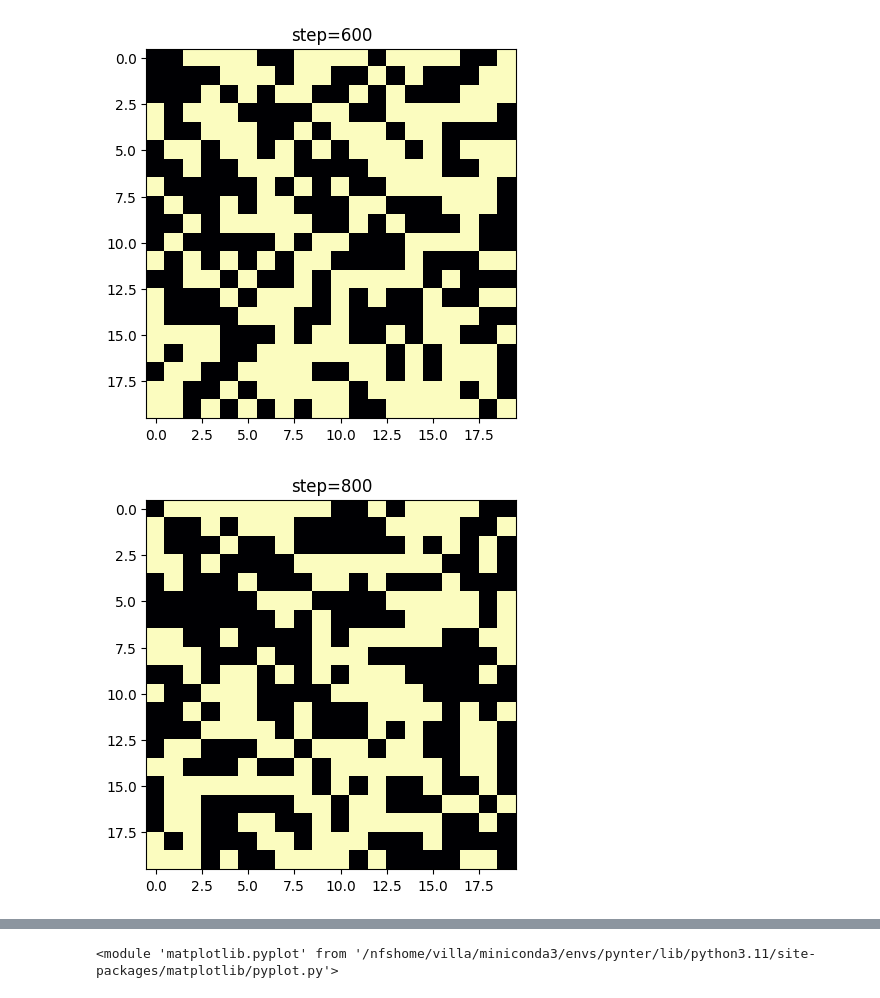
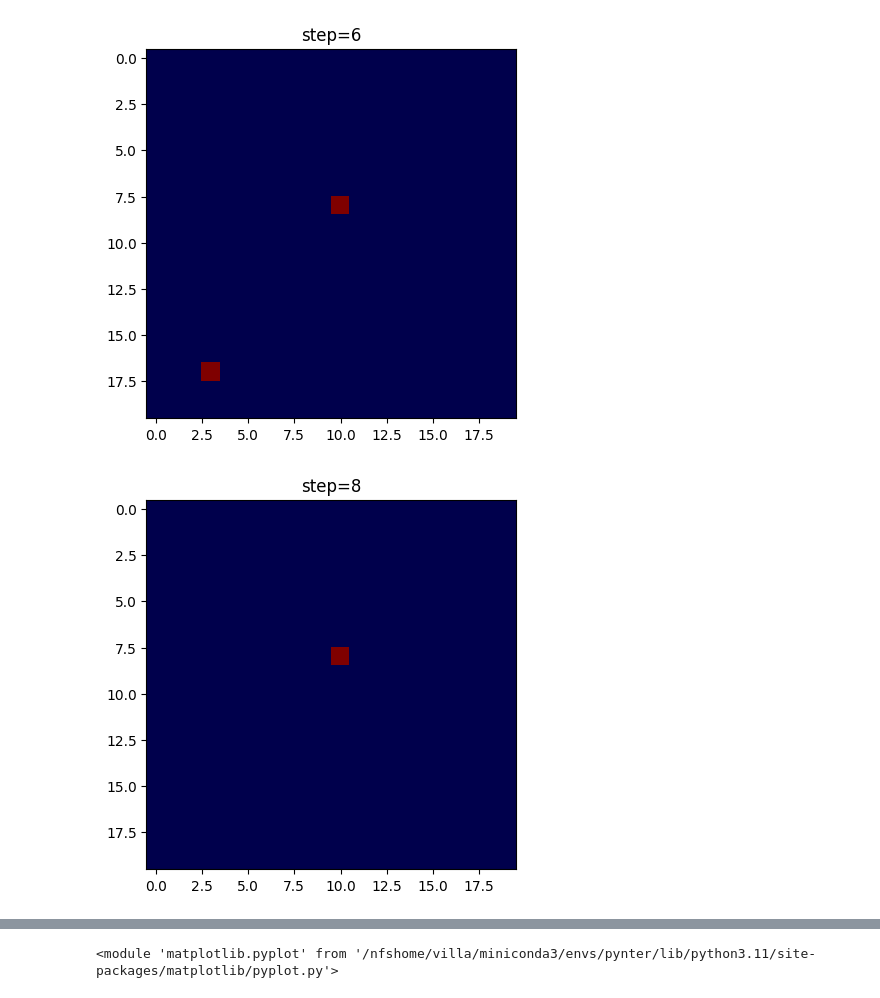
Before and after one commit to pyracetamol/tmms_2025, a Jupyter notebook: monte-carlo.ipynb, the cells around one changed output, grey strips where cells are left out. Saved outputs shown, nothing was run; the diff lists cells and outputs as text; code cells hidden in the pictures.

Commit message:
fix neighbors and colormap

```diff
--- a/monte-carlo.ipynb
+++ b/monte-carlo.ipynb
@@ -4,7 +4,7 @@ import matplotlib.pyplot as plt
 
 k_B = 8.617333262*1e-05  # Boltzmann constant in eV/K
 
-class IsingModel:
+class IsingModel2D:
 
     def __init__(self, lattice_length, J=1, H=0):
         """
@@ -20,6 +20,7 @@ class IsingModel:
         self.H = H
         self._initialize_lattice()
 
+
     @property
     def lattice(self):
         """
@@ -30,6 +31,7 @@ class IsingModel:
         """
         return self._lattice
 
+
     def _initialize_lattice(self):
         """
         Initialize an LxL lattice with random spins (+1 or -1).
@@ -37,11 +39,13 @@ class IsingModel:
         L = self.lattice_length
         self._lattice = np.random.choice([-1, 1], size=(L, L))
 
+
     def flip_site(self, i, j):
         """
         Flip the spin at site (i, j).
         """
         self._lattice[i, j] *= -1
+
 
     def get_site_energy(self, i, j):
         """
@@ -53,9 +57,11 @@ class IsingModel:
         lattice = self.lattice
         muB = 5.788 * 1e-05 # Bohr magneton in eV/T
         S = lattice[i, j]
+        L = self.lattice_length
         neighbors = lattice[(i+1)%L, j] + lattice[i, (j+1)%L] + lattice[(i-1)%L, j] + lattice[i, (j-1)%L]
         site_energy = -1 * self.J * S * neighbors - 1 * muB * self.H * S  # Spin coupling + external magnetic field
         return site_energy
+
 
     def get_delta_energy(self, i, j):
         """
@@ -66,6 +72,7 @@ class IsingModel:
         """
         site_energy = self.get_site_energy(i, j)
         return -2 * site_energy
+
 
     def get_total_energy(self):
         """
@@ -99,7 +106,7 @@ class IsingModel:
                 self.flip_site(i, j)  # Flip spin
 
 
-    def run_monte_carlo_simulation(self, temperature, number_of_steps=1000, plot_every_nstep=None):
+    def run_monte_carlo_simulation(self, temperature, number_of_steps=1000, plot_every_nstep=None, colormap='seismic'):
         """
         Run the Monte Carlo simulation for a given number of steps and temperature.
 
@@ -117,12 +124,14 @@ class IsingModel:
             if plot_every_nstep is not None:
                 if step_number % plot_every_nstep == 0:
                     self.plot_lattice(title=f'step={step_number}')
+
             self.metropolis_step(temperature=temperature)
             energies.append(self.get_total_energy())
 
         return energies
 
-    def plot_lattice(self, colormap='magma', title="2D Ising Model Configuration"):
+
+    def plot_lattice(self, colormap='seismic', title="2D Ising Model Configuration"):
         """
         Plot the lattice configuration.
 
@@ -133,12 +142,12 @@ class IsingModel:
         Returns:
         matplotlib.pyplot: The matplotlib pyplot object used for plotting.
         """
-        plt.imshow(self.lattice, cmap=colormap, interpolation='nearest')
+        plt.imshow(self.lattice, cmap=colormap, interpolation='nearest',vmin=-1,vmax=1)
         plt.title(title)
         plt.show()
         return plt
 # %%
-model = IsingModel(lattice_length=20,J=0,H=1)
-energies = model.run_monte_carlo_simulation(temperature=1,number_of_steps=1000,plot_every_nstep=200)
-model.plot_lattice()
+model = IsingModel2D(lattice_length=20,J=0,H=-1e05)
+energies = model.run_monte_carlo_simulation(temperature=1,number_of_steps=10,plot_every_nstep=2)
+model.plot_lattice(colormap='seismic')
 # %% [output]
@@ -148,2 +157,2 @@ model.plot_lattice()
-[figure, old version]
+[figure, new version]
-[figure, old version]
+[figure, new version]
```
Also changed, not shown: parts of 1 cell of this notebook.
